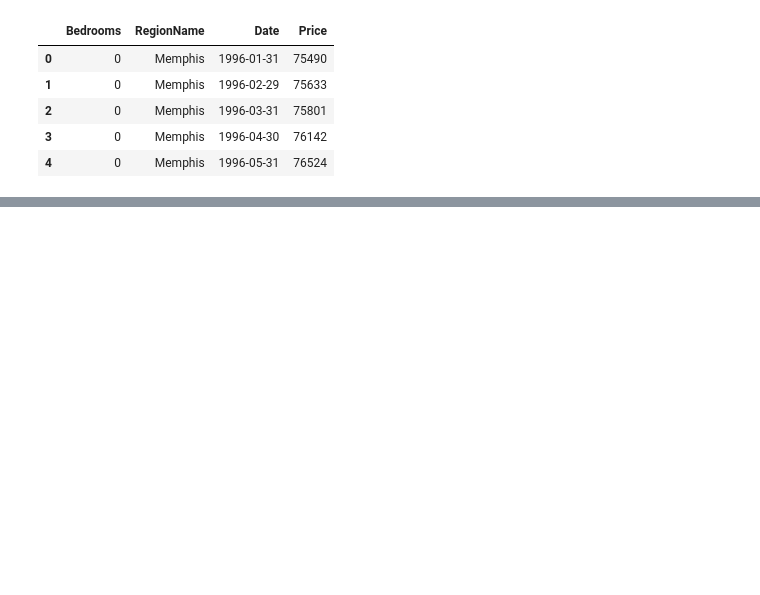
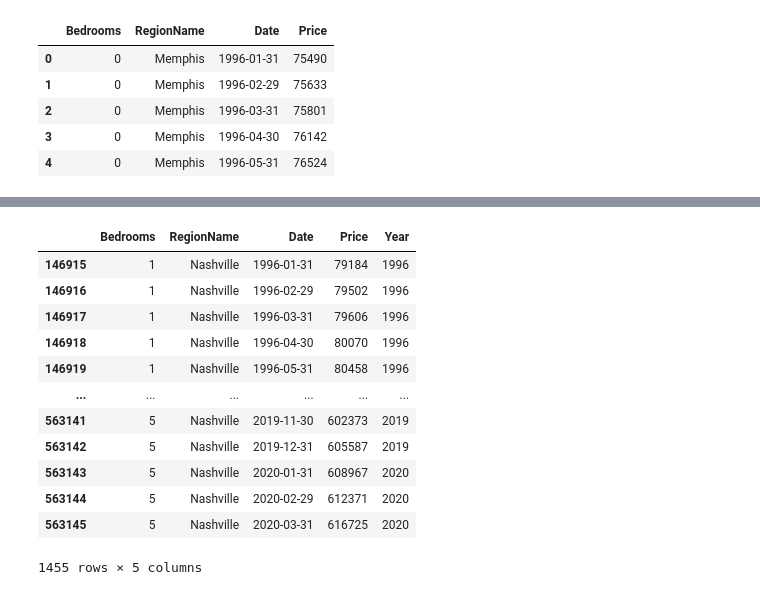
Before and after one commit to trallen09/team_centennial_park, a Jupyter notebook: ML_Zillow.ipynb, the cells around one changed output, grey strips where cells are left out. Saved outputs shown, nothing was run; the diff lists cells and outputs as text; code cells hidden in the pictures; blank space fills up the shorter version.

```diff
--- a/ML_Zillow.ipynb
+++ b/ML_Zillow.ipynb
@@ -184,0 +53,16 @@ plt.show()
+# %%
+dfNash
+# %% [output]
+|  | Bedrooms | RegionName | Date | Price | Year |
+| 146915 | 1 | Nashville | 1996-01-31 | 79184 | 1996 |
+| 146916 | 1 | Nashville | 1996-02-29 | 79502 | 1996 |
+| 146917 | 1 | Nashville | 1996-03-31 | 79606 | 1996 |
+| 146918 | 1 | Nashville | 1996-04-30 | 80070 | 1996 |
+| 146919 | 1 | Nashville | 1996-05-31 | 80458 | 1996 |
+| ... | ... | ... | ... | ... | ... |
+| 563141 | 5 | Nashville | 2019-11-30 | 602373 | 2019 |
+| 563142 | 5 | Nashville | 2019-12-31 | 605587 | 2019 |
+| 563143 | 5 | Nashville | 2020-01-31 | 608967 | 2020 |
+| 563144 | 5 | Nashville | 2020-02-29 | 612371 | 2020 |
+| 563145 | 5 | Nashville | 2020-03-31 | 616725 | 2020 |
+1455 rows × 5 columns
```
Also changed, not shown: parts of 78 cells of this notebook.
